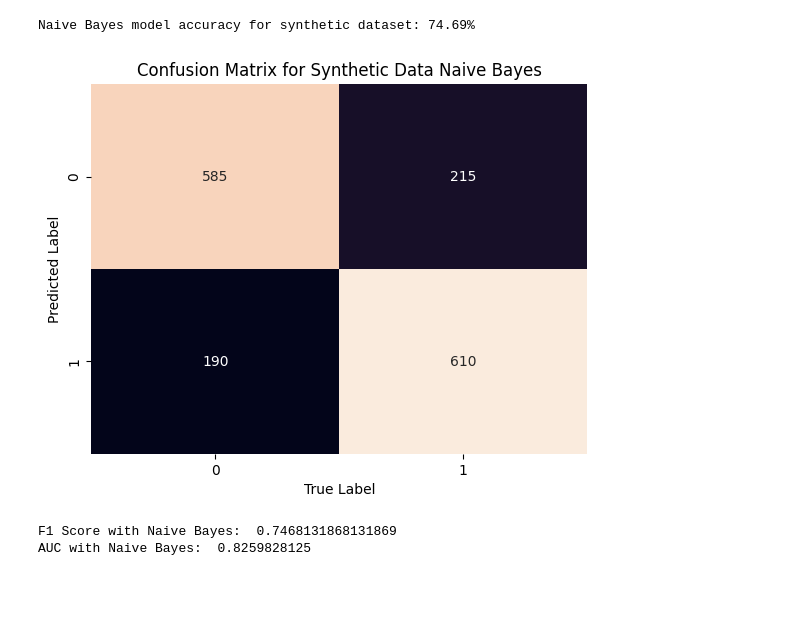
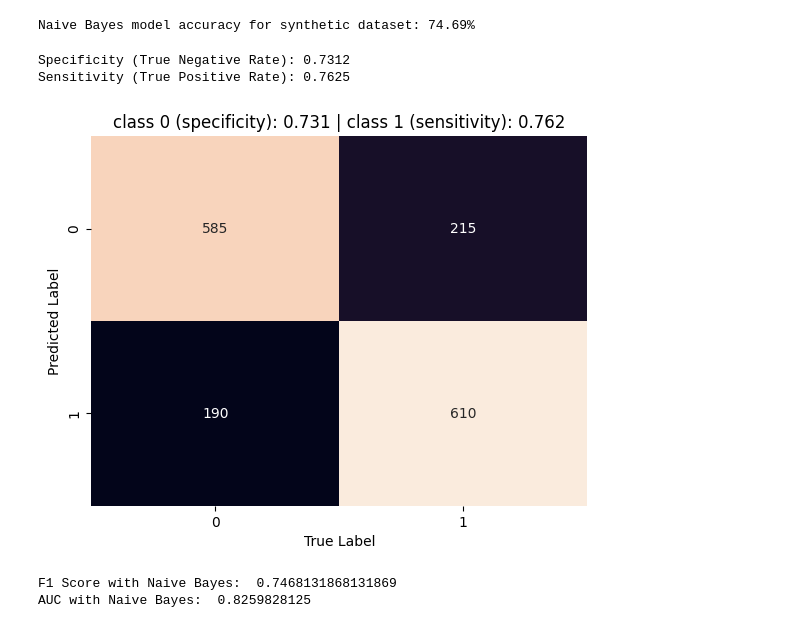
Before and after one commit to nogibjj/NLP_Final_Twiiter-Offense-Classification, a Jupyter notebook: 02_Codes/02_Models/01_Generative_Model.ipynb, the cells around one changed output. Cells and saved outputs as stored; diff of their text form; code cells hidden in the pictures; blank space fills up the shorter version.

```diff
--- a/Generative_Model/Generative.ipynb
+++ b/02_Codes/02_Models/01_Generative_Model.ipynb
@@ -26,8 +26,8 @@ np.random.seed(52)
 [nltk_data]   Package wordnet is already up-to-date!
 # %%
 # Read clean train and test data from the path
-train = pd.read_csv('/workspaces/NLP_Final_Twiiter-Offense-Classification/01_Data/02_Processed/train.csv')
-test = pd.read_csv('/workspaces/NLP_Final_Twiiter-Offense-Classification/01_Data/02_Processed/test.csv')
+train = pd.read_csv("../../01_Data/02_Processed/train.csv")
+test = pd.read_csv("../../01_Data/02_Processed/test.csv")
 
 
 # Combining the train and test data
@@ -255,23 +258,40 @@ accuracy_synthetic = naive_bayes_classifier.score(x_test_tfidf,y_test) * 100
 print(f'Naive Bayes model accuracy for synthetic dataset: {accuracy_synthetic:.2f}%')
 # %% [output]
 Naive Bayes model accuracy for synthetic dataset: 74.69%
+# %%
+# Predict labels for the test set using the trained classifier
+y_pred = naive_bayes_classifier.predict(x_test_tfidf)
+
+# Calculate the confusion matrix based on the true labels (y_test) and predicted labels (y_pred)
+conf_matrix = confusion_matrix(y_test, y_pred)
+
+# Extract values from the confusion matrix for TN, FP, FN, TP
+TN, FP, FN, TP = conf_matrix[0, 0], conf_matrix[0, 1], conf_matrix[1, 0], conf_matrix[1, 1]
+
+# Calculate Specificity (True Negative Rate) and Sensitivity (True Positive Rate)
+specificity = TN / (TN + FP)  # Specificity measures the proportion of actual negatives correctly predicted
+sensitivity = TP / (TP + FN)  # Sensitivity measures the proportion of actual positives correctly predicted
+
+# Print the calculated Specificity and Sensitivity
+print(f"Specificity (True Negative Rate): {specificity:.4f}")
+print(f"Sensitivity (True Positive Rate): {sensitivity:.4f}")
+# %% [output]
+Specificity (True Negative Rate): 0.7312
+Sensitivity (True Positive Rate): 0.7625
 # %%
-# Predict labels for the test data using the trained classifier
-y_pred = naive_bayes_classifier.predict(x_test_tfidf)
+# Create a heatmap visualization for the confusion matrix
+sns.heatmap(conf_matrix, annot=True, fmt='d', cbar=False)
 
-# Generate the confusion matrix based on true and predicted labels
-confusion_mat = confusion_matrix(y_test, y_pred)
-
-# Plot a heatmap for the confusion matrix
-sns.heatmap(confusion_mat, annot=True, fmt='d', cbar=False)
-
-# Set title and labels for the heatmap
-plt.title('Confusion Matrix for Synthetic Data Naive Bayes')
+# Add title and labels to the heatmap
+plt.title(f"class 0 (specificity): {specificity:0.3f} | class 1 (sensitivity): {sensitivity:0.3f}")
 plt.xlabel('True Label')
 plt.ylabel('Predicted Label')
+
+plt.savefig('../../03_Plots/02_NB/03_syn_cm.png')
+# Display the heatmap
 plt.show()
 # %% [output]
-[figure, old version]
+[figure, new version]
 # %%
 # Calculate the F1 Score
 f1_naive = f1_score(y_test, y_pred, average='weighted')
```
Also changed, not shown: parts of 4 cells of this notebook, 27 other files.
